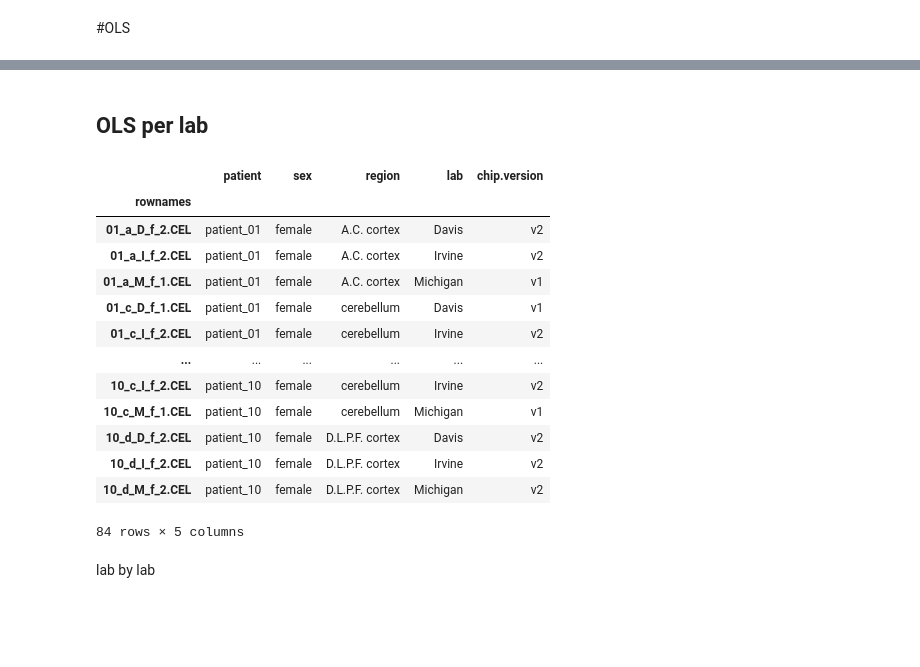
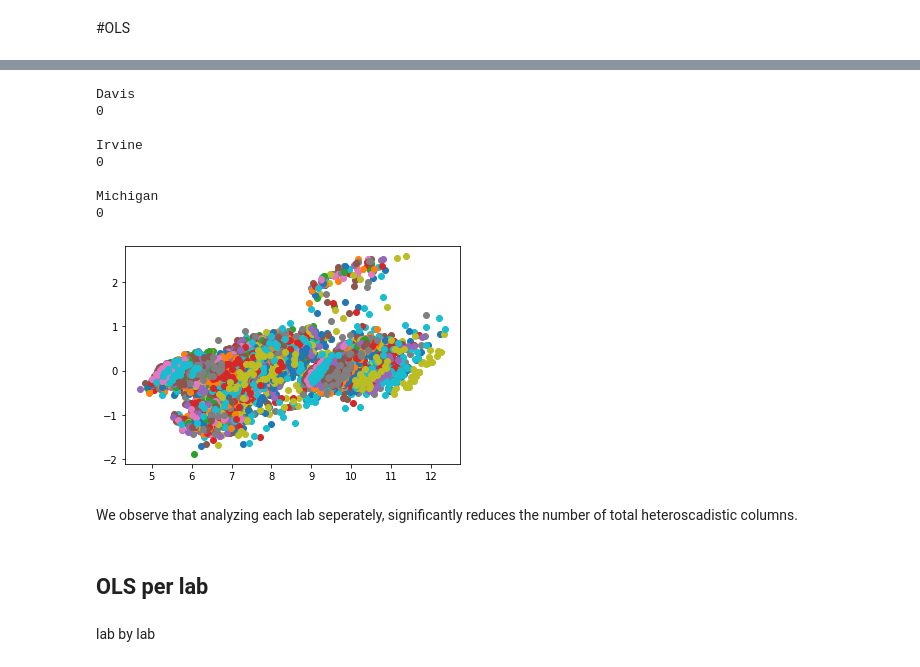
Before and after one commit to unique-subedi/604-gene-expression, a Jupyter notebook: Vinod_gene_expression_master.ipynb, the cells around one changed output, grey strips where cells are left out. Saved outputs shown, nothing was run; the diff lists cells and outputs as text; code cells hidden in the pictures; blank space fills up the shorter version.

```diff
--- a/Vinod_gene_expression_master.ipynb
+++ b/Vinod_gene_expression_master.ipynb
@@ -200,14 +246,16 @@ Index(['1000_at', '1001_at', '1002_f_at', '1003_s_at', '1004_at', '1005_at',
 # %%
-unique_probe_set = expression_norm.columns
+human_probes = genes[['AFFX' not in s for s in genes.index]].index
+unique_probe_set = human_probes
 num_sig = 0
-alpha = 0.05
-for probe in unique_probe_set:
+alpha = 0.01
+for probe in unique_probe_set[:]:
   samples_tmp = samples.drop(columns= ["patient"]);
   one_hot_encoding = pd.get_dummies(samples_tmp);
   one_hot_encoding = one_hot_encoding.drop(columns= ["sex_female", 'chip.version_v2', "region_cerebellum", "lab_Davis"]);
   X = sm.add_constant(one_hot_encoding);
-  model = sm.OLS(expression[probe],X).fit();
-  hetero_test = sm.het_breuschpagan(model.resid,  model.model.exog)
+  model = sm.OLS(expression_norm[probe],X).fit();
+  hetero_test = het_white(model.resid,  model.model.exog)
+  # plt.scatter(expression[probe], model.resid)
 
   #define labels to use for output of White's test
   labels = ['Lagrange multiplier statistic', 'p-value',
@@ -234,22 +368,44 @@ Categories (8783, object): ['AADAC', 'AAK1', 'AAMP', 'AANAT', ..., 'ZYX', 'ZZEF1
+# %%
+human_probes = genes[['AFFX' not in s for s in genes.index]].index
+unique_probe_set = human_probes
+for lab in samples.lab.unique():
+  print(lab)
+  num_sig = 0
+  alpha = 0.01
+  probe_set_to_pvalue = {}
+  for probe_set in unique_probe_set[:100]:
+    lab_index = samples[samples.lab == lab].index;
+    samples_tmp = samples.drop(columns= ["patient", "lab"]);
+    one_hot_encoding = pd.get_dummies(samples_tmp);
+    one_hot_encoding = one_hot_encoding.drop(columns= ["sex_female", 'chip.version_v2', "region_cerebellum"]);
+    X = sm.add_constant(one_hot_encoding);
+    model = sm.OLS(expression.loc[lab_index][probe_set],X.loc[lab_index]).fit();
+    hetero_test = het_white(model.resid,  model.model.exog)
+    plt.scatter(expression.loc[lab_index][probe_set], model.resid)
+
+    labels = ['Lagrange multiplier statistic', 'p-value',
+          'f-value', 'f p-value']
+
+    #print results of White's test
+    p = dict(zip(labels, hetero_test))["p-value"]
+    if p <= alpha:
+      num_sig += 1
+  print(num_sig)
+  print("")
+# %% [output]
+Davis
+0
+
+Irvine
+0
+
+Michigan
+0
+[figure, added]
+# %% [markdown]
+We observe that analyzing each lab seperately, significantly reduces the number of total heteroscadistic columns.
 # %% [markdown]
 ## OLS per lab
-# %%
-samples
-# %% [output]
-|  | patient | sex | region | lab | chip.version |
-| rownames |  |  |  |  |  |
-| 01_a_D_f_2.CEL | patient_01 | female | A.C. cortex | Davis | v2 |
-| 01_a_I_f_2.CEL | patient_01 | female | A.C. cortex | Irvine | v2 |
-| 01_a_M_f_1.CEL | patient_01 | female | A.C. cortex | Michigan | v1 |
-| 01_c_D_f_1.CEL | patient_01 | female | cerebellum | Davis | v1 |
-| 01_c_I_f_2.CEL | patient_01 | female | cerebellum | Irvine | v2 |
-| ... | ... | ... | ... | ... | ... |
-| 10_c_I_f_2.CEL | patient_10 | female | cerebellum | Irvine | v2 |
-| 10_c_M_f_1.CEL | patient_10 | female | cerebellum | Michigan | v1 |
-| 10_d_D_f_2.CEL | patient_10 | female | D.L.P.F. cortex | Davis | v2 |
-| 10_d_I_f_2.CEL | patient_10 | female | D.L.P.F. cortex | Irvine | v2 |
-| 10_d_M_f_2.CEL | patient_10 | female | D.L.P.F. cortex | Michigan | v2 |
-84 rows × 5 columns
 # %% [markdown]
 lab by lab
 # %%
```
Also changed, not shown: parts of 21 cells of this notebook.
